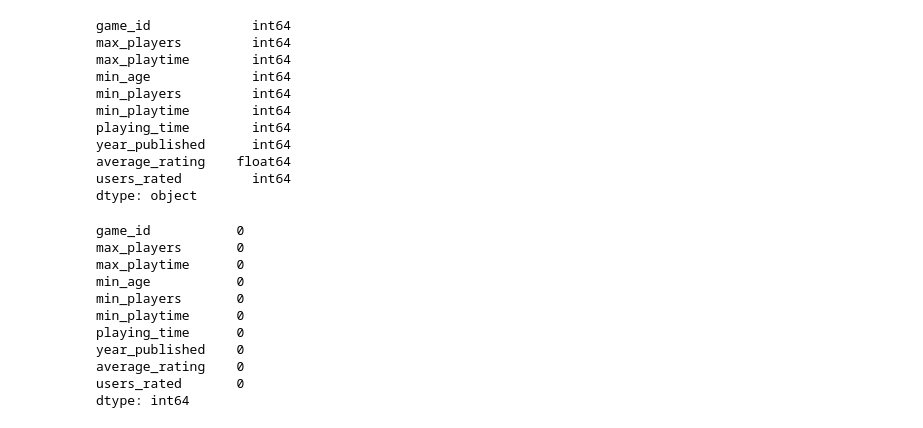
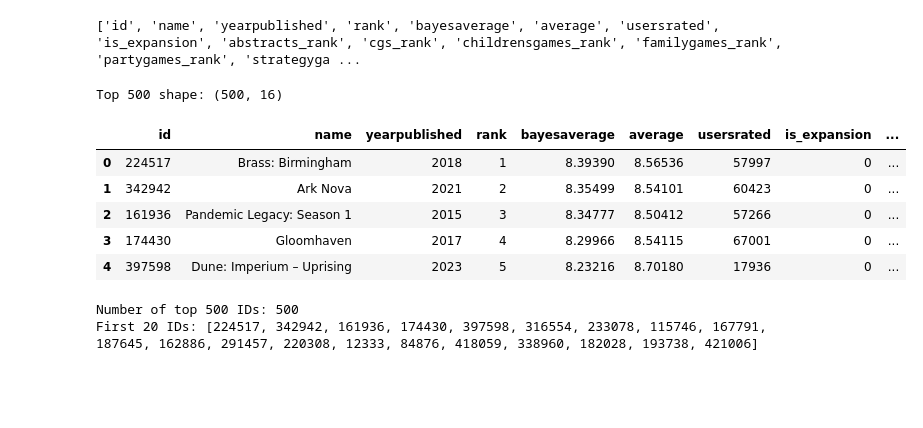
Before and after one commit to Hoshinoai0423/dsci510-final-project-boardgame-ratings, a Jupyter notebook: src/main.ipynb, the cells around one changed output. Saved outputs shown, nothing was run; the diff lists cells and outputs as text; code cells hidden in the pictures; blank space fills up the shorter version.

```diff
--- a/src/main.ipynb
+++ b/src/main.ipynb
@@ -34,28 +0,0 @@ df_clean.head()
-# %%
-df_clean.dtypes
-# %% [output]
-game_id             int64
-max_players         int64
-max_playtime        int64
-min_age             int64
-min_players         int64
-min_playtime        int64
-playing_time        int64
-year_published      int64
-average_rating    float64
-users_rated         int64
-dtype: object
-# %%
-df_clean.isnull().sum()
-# %% [output]
-game_id           0
-max_players       0
-max_playtime      0
-min_age           0
-min_players       0
-min_playtime      0
-playing_time      0
-year_published    0
-average_rating    0
-users_rated       0
-dtype: int64
@@ -61,0 +11,30 @@ dtype: int64
+# %%
+# Import boardgames_ranks
+rank_df = pd.read_csv("../data/boardgames_ranks.csv")
+print(rank_df.columns.tolist())
+# %% [output]
+['id', 'name', 'yearpublished', 'rank', 'bayesaverage', 'average', 'usersrated', 'is_expansion', 'abstracts_rank', 'cgs_rank', 'childrensgames_rank', 'familygames_rank', 'partygames_rank', 'strategyga ...
+# %%
+# Filter top 500 games
+rank_df = rank_df[rank_df["is_expansion"] == 0].copy()
+top500_df = rank_df[rank_df["rank"].between(1, 500)].copy()
+
+print("Top 500 shape:", top500_df.shape)
+top500_df.head()
+# %% [output]
+Top 500 shape: (500, 16)
+|  | id | name | yearpublished | rank | bayesaverage | average | usersrated | is_expansion | ... |
+| 0 | 224517 | Brass: Birmingham | 2018 | 1 | 8.39390 | 8.56536 | 57997 | 0 | ... |
+| 1 | 342942 | Ark Nova | 2021 | 2 | 8.35499 | 8.54101 | 60423 | 0 | ... |
+| 2 | 161936 | Pandemic Legacy: Season 1 | 2015 | 3 | 8.34777 | 8.50412 | 57266 | 0 | ... |
+| 3 | 174430 | Gloomhaven | 2017 | 4 | 8.29966 | 8.54115 | 67001 | 0 | ... |
+| 4 | 397598 | Dune: Imperium – Uprising | 2023 | 5 | 8.23216 | 8.70180 | 17936 | 0 | ... |
+# %%
+# Get top 500 IDs
+top500_ids = top500_df["id"].astype(int).tolist()
+
+print("Number of top 500 IDs:", len(top500_ids))
+print("First 20 IDs:", top500_ids[:20])
+# %% [output]
+Number of top 500 IDs: 500
+First 20 IDs: [224517, 342942, 161936, 174430, 397598, 316554, 233078, 115746, 167791, 187645, 162886, 291457, 220308, 12333, 84876, 418059, 338960, 182028, 193738, 421006]
```
Also changed, not shown: parts of 18 cells of this notebook, 8 other files.
